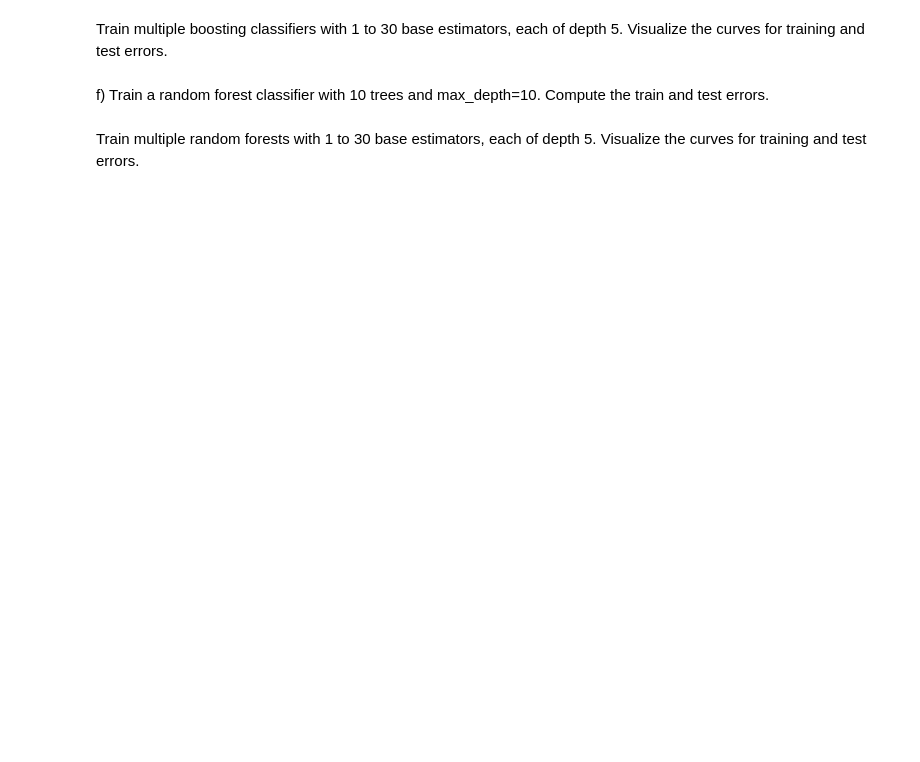
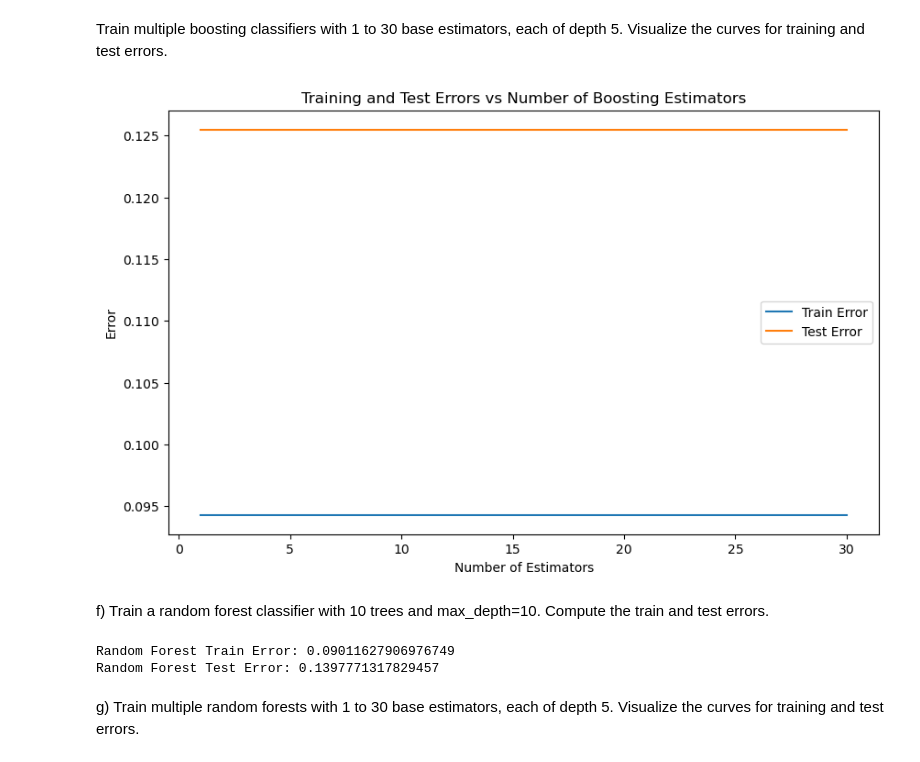
Before and after one commit to makarwu/ba_ml, a Jupyter notebook: week9/T08 - Ensembles and Clustering-20241209/T08-E3-template.ipynb, the cells around one changed output. Saved outputs shown, nothing was run; the diff lists cells and outputs as text; code cells hidden in the pictures; blank space fills up the shorter version.

```diff
--- a/week9/T08 - Ensembles and Clustering-20241209/T08-E3-template.ipynb
+++ b/week9/T08 - Ensembles and Clustering-20241209/T08-E3-template.ipynb
@@ -54,6 +167,44 @@ e) Train a boosting classifier (`sklearn.ensemble.AdaBoostClassifier`) with 10 t
 # %% [markdown]
 Train multiple boosting classifiers with 1 to 30 base estimators, each of depth 5. Visualize the curves for training and test errors.
+# %%
+train_errors_boost = []
+test_errors_boost = []
+
+for n_estimators in range(1, 31):
+    boost_clf = AdaBoostClassifier(
+        estimator=DecisionTreeClassifier(max_depth=5),
+        n_estimators=10,
+        random_state=0
+    )
+    boost_clf.fit(X_train, y_train)
+    train_errors_boost.append(1 - boost_clf.score(X_train, y_train))
+    test_errors_boost.append(1 - boost_clf.score(X_test, y_test))
+
+plt.figure(figsize=(10, 6))
+plt.plot(range(1, 31), train_errors_boost, label="Train Error")
+plt.plot(range(1, 31), test_errors_boost, label="Test Error")
+plt.xlabel("Number of Estimators")
+plt.ylabel("Error")
+plt.legend()
+plt.title("Training and Test Errors vs Number of Boosting Estimators")
+plt.show()
+# %% [output]
+[figure, added]
 # %% [markdown]
 f) Train a random forest classifier with 10 trees and max_depth=10. Compute the train and test errors.
+# %%
+rf_clf = RandomForestClassifier(
+    max_depth=10, n_estimators=10, random_state=0
+)
+rf_clf.fit(X_train, y_train)
+
+train_error_rf = 1 - rf_clf.score(X_train, y_train)
+test_error_rf = 1 - rf_clf.score(X_test, y_test)
+
+print(f"Random Forest Train Error: {train_error_rf}")
+print(f"Random Forest Test Error: {test_error_rf}")
+# %% [output]
+Random Forest Train Error: 0.09011627906976749
+Random Forest Test Error: 0.1397771317829457
 # %% [markdown]
-Train multiple random forests with 1 to 30 base estimators, each of depth 5. Visualize the curves for training and test errors.
+g) Train multiple random forests with 1 to 30 base estimators, each of depth 5. Visualize the curves for training and test errors.
```
Also changed, not shown: parts of 10 cells of this notebook, 1 other file.
